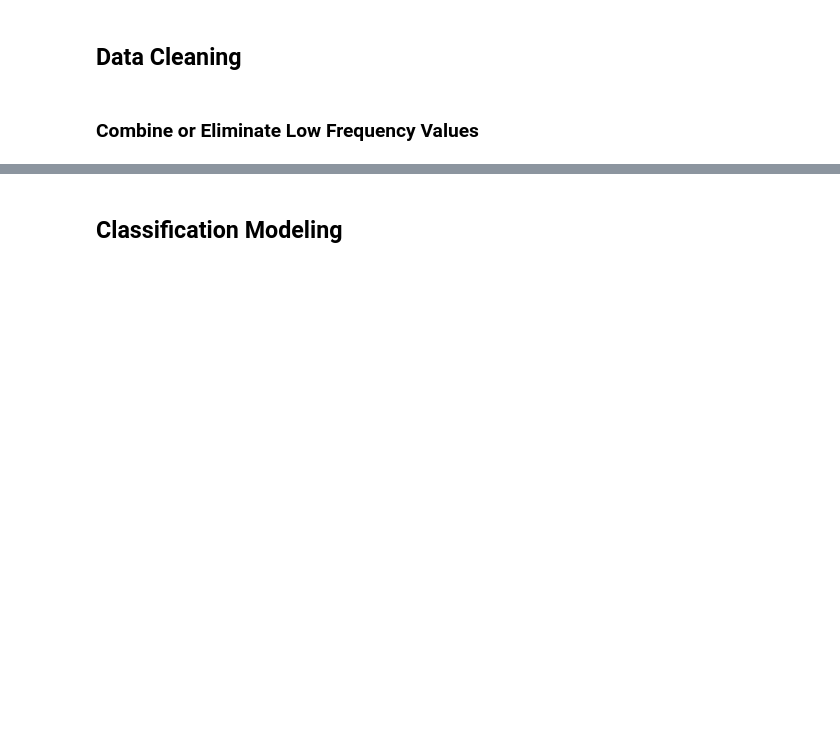
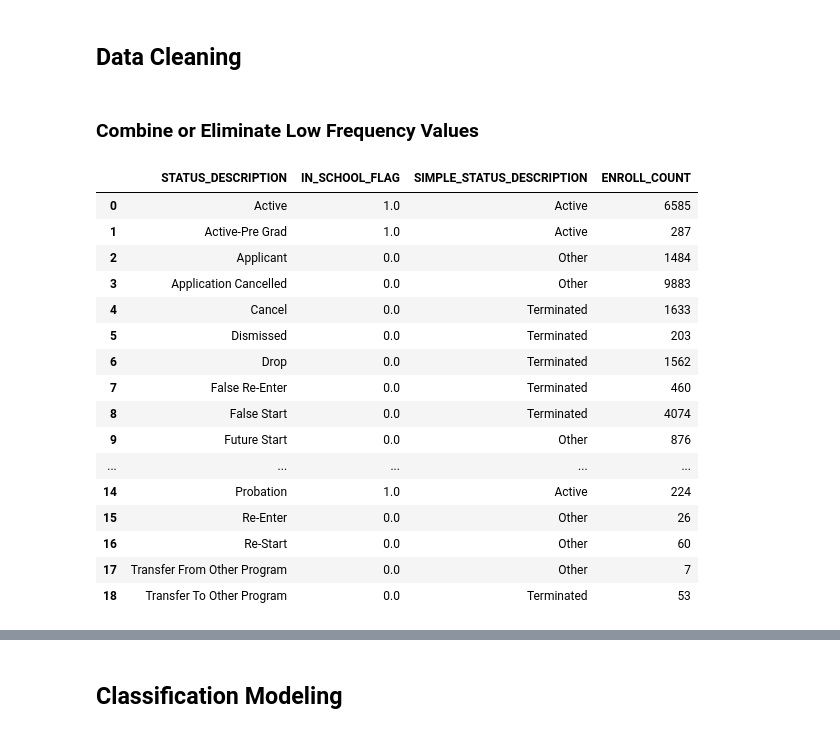
Before and after one commit to idayley/IS455, a Jupyter notebook: 1 Checkpoints/9 Categorical/Checkpoint_DT.ipynb, the cells around one changed output, grey strips where cells are left out. Drawn from its saved outputs; the diff is of its cells as text; code cells hidden in the pictures; blank space fills up the shorter version.

```diff
--- a/1 Checkpoints/9 Categorical/Checkpoint_DT.ipynb
+++ b/1 Checkpoints/9 Categorical/Checkpoint_DT.ipynb
@@ -399,16 +412,37 @@ Image(graph.create_png())
 # %%
 # Question 16: The label 'IN_SCHOOL_FLAG' was ideal for a two-class classification
 # model. However, most students are put on probation before they are terminated.
 # Therefore, it could be useful to predict three distinct categories: Active,
 # Probation, and Terminated. First, let's identify what all possible label combinations
 # exist across all three labels. Print a list of all value combinations of
 # 'STATUS_DESCRIPTION', 'IN_SCHOOL_FLAG', and 'SIMPLE_STATUS_DESCRIPTION' along
 # with a count of how often each occurs.
 
 # HINT: consider using the .groupby() method of Pandas to perform this in a single
 # line of code. See the image below for an example of what this may look like.
 # The purpose behind this task is to explore our options for potential labels in
 # this dataset. Each of those features represent current states for each student.
+
+# df.groupby(['STATUS_DESCRIPTION', 'IN_SCHOOL_FLAG', 'SIMPLE_STATUS_DESCRIPTION']).size()
+df_ready.groupby(['STATUS_DESCRIPTION', 'IN_SCHOOL_FLAG', 'SIMPLE_STATUS_DESCRIPTION']).size().reset_index(name='ENROLL_COUNT')
+# %% [output]
+|  | STATUS_DESCRIPTION | IN_SCHOOL_FLAG | SIMPLE_STATUS_DESCRIPTION | ENROLL_COUNT |
+| 0 | Active | 1.0 | Active | 6585 |
+| 1 | Active-Pre Grad | 1.0 | Active | 287 |
+| 2 | Applicant | 0.0 | Other | 1484 |
+| 3 | Application Cancelled | 0.0 | Other | 9883 |
+| 4 | Cancel | 0.0 | Terminated | 1633 |
+| 5 | Dismissed | 0.0 | Terminated | 203 |
+| 6 | Drop | 0.0 | Terminated | 1562 |
+| 7 | False Re-Enter | 0.0 | Terminated | 460 |
+| 8 | False Start | 0.0 | Terminated | 4074 |
+| 9 | Future Start | 0.0 | Other | 876 |
+| ... | ... | ... | ... | ... |
+| 14 | Probation | 1.0 | Active | 224 |
+| 15 | Re-Enter | 0.0 | Other | 26 |
+| 16 | Re-Start | 0.0 | Other | 60 |
+| 17 | Transfer From Other Program | 0.0 | Other | 7 |
+| 18 | Transfer To Other Program | 0.0 | Terminated | 53 |
 # %%
 # Question 17: To simplify our eventual model, eliminate all records for students
 # whose 'SIMPLE_STATUS_DESCRIPTION' = 'Other'. Then, reprint the table above to
```
Also changed, not shown: parts of 16 cells of this notebook, 3 other files.
